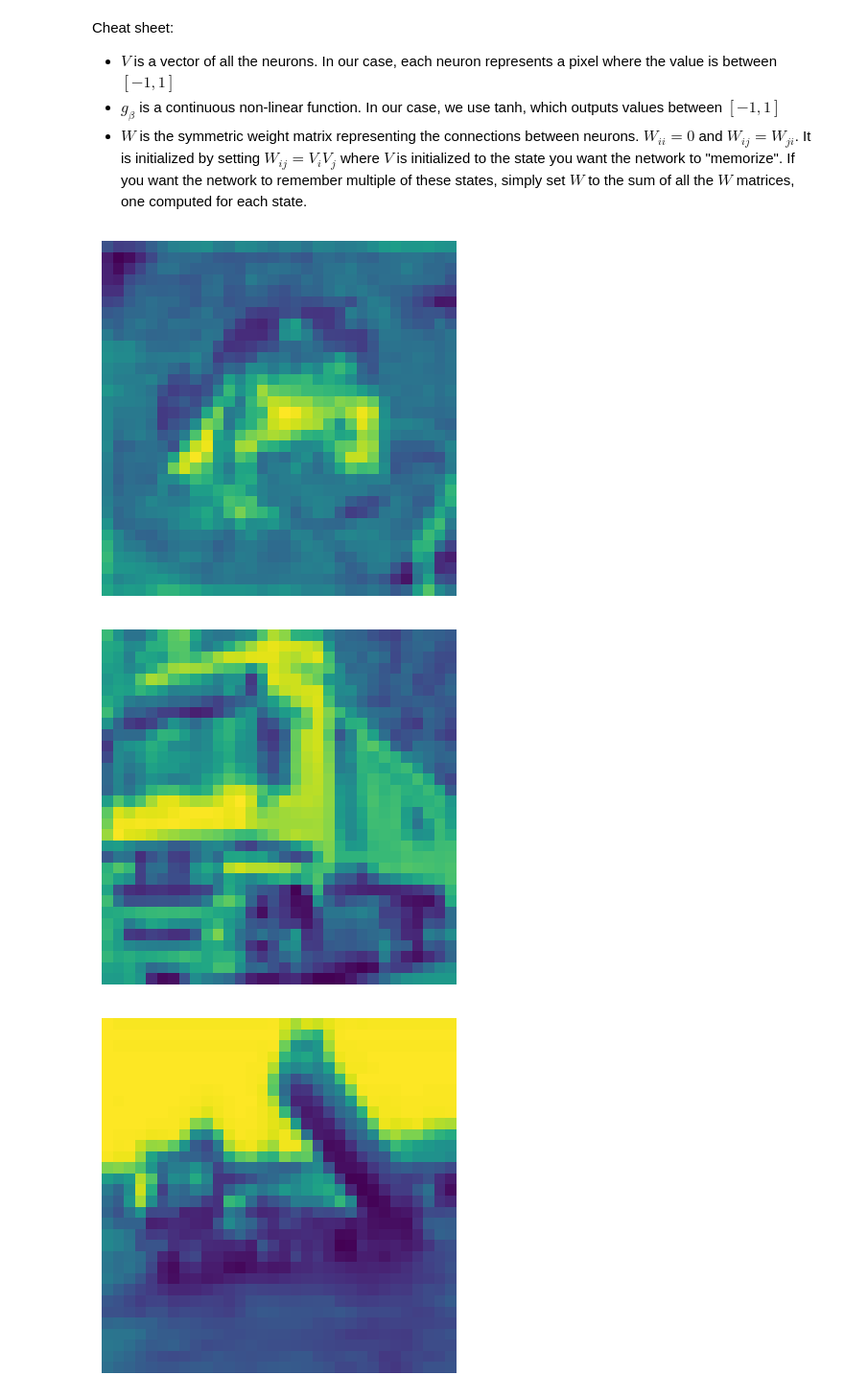
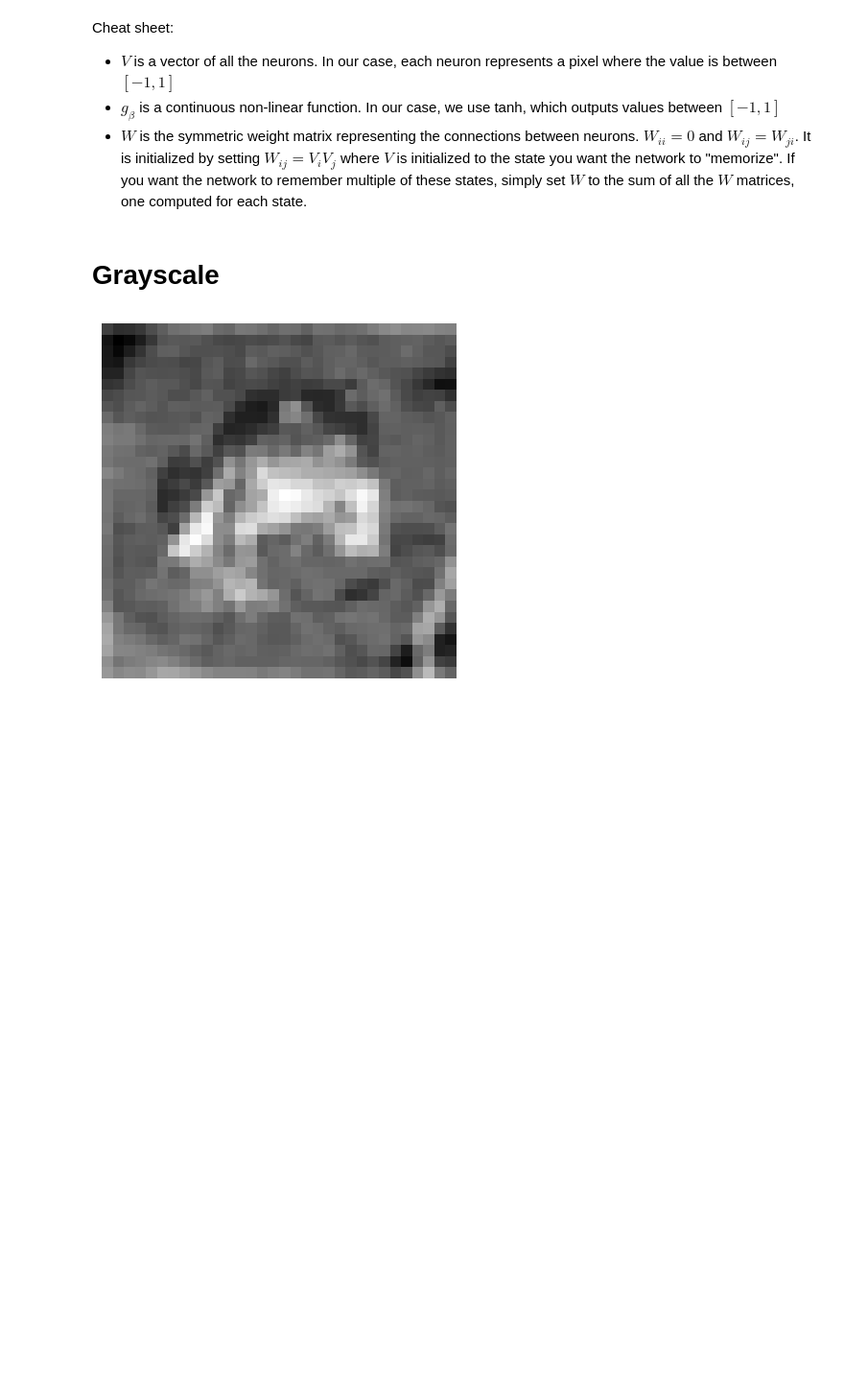
Before and after one commit to daniel-koronthaly/HopfieldImages, a Jupyter notebook: hopfield.ipynb, the cells around one changed output. Shown at 96% size. Drawn from its saved outputs; the diff is of its cells as text; code cells hidden in the pictures; blank space fills up the shorter version.

Commit message:
Working pretty well for grayscale! color untested!

```diff
--- a/hopfield.ipynb
+++ b/hopfield.ipynb
@@ -10,46 +10,39 @@ Cheat sheet:
 - $W$ is the symmetric weight matrix representing the connections between neurons. $W_{ii} = 0$ and $W_{ij} = W_{ji}$. It is initialized by setting $W_{ij} = V_iV_j$ where $V$ is initialized to the state you want the network to "memorize". If you want the network to remember multiple of these states, simply set $W$ to the sum of all the $W$ matrices, one computed for each state.
 # %%
 import numpy as np
+# %% [markdown]
+# Grayscale
 # %%
-# num_images_to_generate = 3
-# image_width = 5
-# image_height = 3
-
-# num_neurons = image_width * image_height
-# images = []
-# # This is just an example to get it working, but "images" will be an array of matrices, where each matrix is a different image
-# for i in range(num_images_to_generate):
-#     images.append(np.random.uniform(-1.0, 1.0, size=(image_width, image_height)))
-
-
 import matplotlib.pyplot as plt
 
 def unpickle(file):
     import pickle
     with open(file, 'rb') as fo:
         dict = pickle.load(fo, encoding='bytes')
     return dict
 
-num_images = 3
+num_images = 1
 data_file_path = "data_batch_1"
 data = unpickle(data_file_path)[b'data']
 images = []
 
 for i in range(num_images):
     grayscale_img = np.mean(data[i].reshape((3,1024)), axis=0)
     grayscale_img = grayscale_img.reshape((32,32))
-    plt.imshow(grayscale_img, cmap="gray")
+    plt.imshow(grayscale_img, cmap="gray", interpolation='nearest')
     plt.axis('off')
     plt.show()
+    grayscale_img = (grayscale_img - 127.5) / 127.5 # normalizing between [-1, 1]
     images.append(grayscale_img)
 
+color_enabled = False
+num_neurons = 1024
+W = np.zeros((num_neurons, num_neurons))
 
-# W = np.zeros((num_neurons, num_neurons))
+# computes W_{ij} = V_i * V_j for all i and j. (Saves all images in weight matrix)
+for image in images:
+    W = W + np.outer(image, image)
 
-# # computes W_{ij} = V_i * V_j for all i and j. (Saves all images in weight matrix)
-# for image in images:
-#     W = W + np.outer(image, image)
+np.fill_diagonal(W, 0)
 # %% [output]
-[figure, old version]
+[figure, new version]
-[figure, removed]
-[figure, removed]
```
Also changed, not shown: parts of 6 cells of this notebook.
